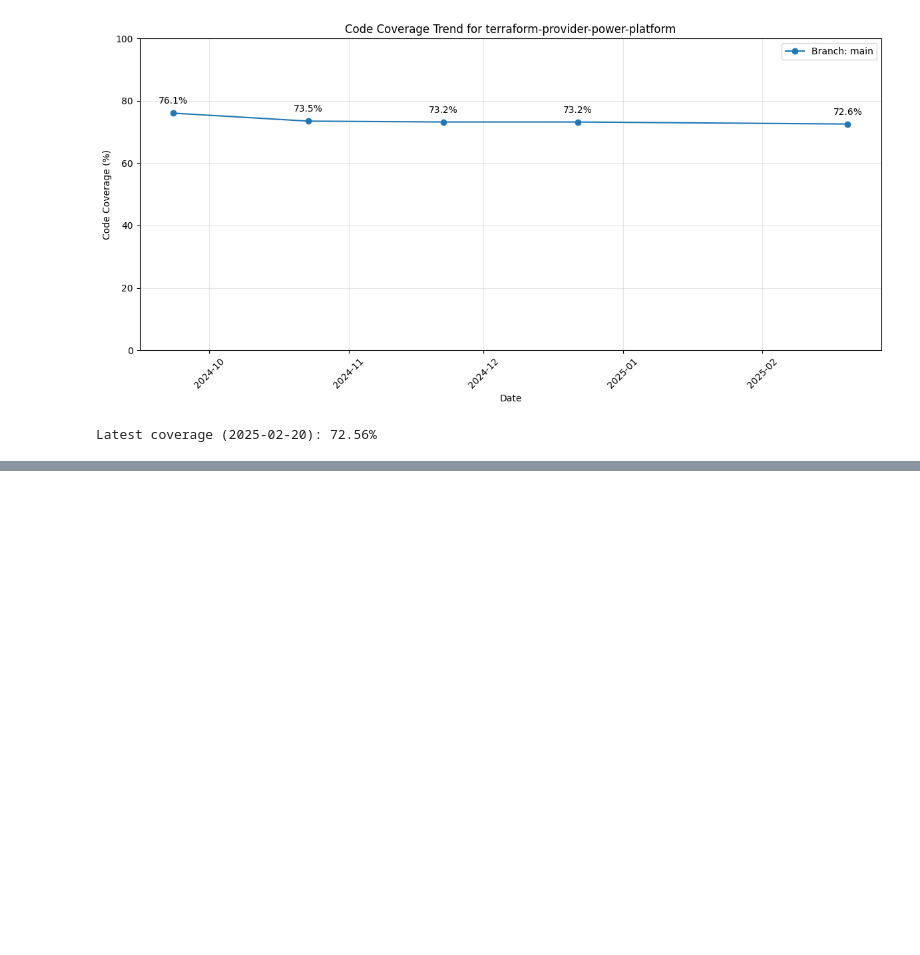
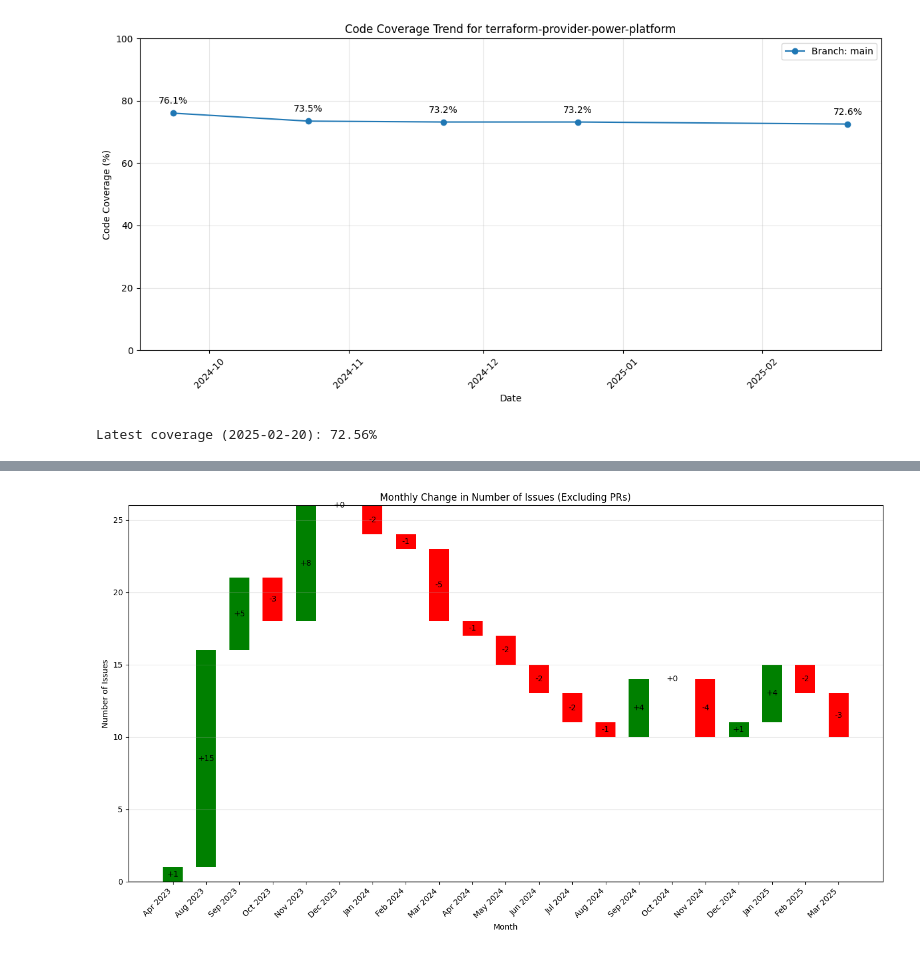
Before and after one commit to devorekristen/terraform-provider-power-platform, a Jupyter notebook: metrics/metrics.ipynb, the cells around one changed output, grey strips where cells are left out. Drawn from its saved outputs; the diff is of its cells as text; code cells hidden in the pictures; blank space fills up the shorter version.

```diff
--- a/metrics/metrics.ipynb
+++ b/metrics/metrics.ipynb
@@ -311,0 +358,51 @@ Latest coverage (2025-02-20): 72.56%
+# %%
+
+# Count opened issues by month
+opened_by_month = df_issues.groupby('created_month').size().reset_index(name='opened')
+opened_by_month['month'] = pd.to_datetime(opened_by_month['created_month'] + '-01')
+
+# Count closed issues by month (excluding NaN values from still-open issues)
+closed_by_month = df_issues.dropna(subset=['closed_month']).groupby('closed_month').size().reset_index(name='closed')
+closed_by_month['month'] = pd.to_datetime(closed_by_month['closed_month'] + '-01')
+
+# Merge the opened and closed data
+monthly_changes = pd.merge(opened_by_month[['month', 'opened']],
+                          closed_by_month[['month', 'closed']],
+                          on='month', how='outer').fillna(0).sort_values('month')
+
+# Calculate net change for each month
+monthly_changes['net_change'] = monthly_changes['opened'] - monthly_changes['closed']
+
+# Create the waterfall chart
+plt.figure(figsize=(14, 8))
+
+# Calculate the cumulative sum for the waterfall
+monthly_changes['cumulative'] = monthly_changes['net_change'].cumsum()
+
+# Create bars for each month
+months = [date.strftime('%b %Y') for date in monthly_changes['month']]
+colors = ['green' if x >= 0 else 'red' for x in monthly_changes['net_change']]
+
+plt.bar(range(len(months)), monthly_changes['net_change'],
+        bottom=monthly_changes['cumulative'] - monthly_changes['net_change'],
+        color=colors, width=0.6)
+
+# Format the plot
+plt.axhline(y=0, color='black', linestyle='-', alpha=0.3)
+plt.grid(axis='y', alpha=0.3)
+plt.xticks(range(len(months)), months, rotation=45, ha='right')
+plt.xlabel('Month')
+plt.ylabel('Number of Issues')
+plt.title('Monthly Change in Number of Issues (Excluding PRs)')
+
+# Add annotations
+for i, (change, cumulative) in enumerate(zip(monthly_changes['net_change'], monthly_changes['cumulative'])):
+    if change >= 0:
+        plt.text(i, cumulative - change/2, f"+{int(change)}", ha='center', va='center')
+    else:
+        plt.text(i, cumulative - change/2, f"{int(change)}", ha='center', va='center')
+
+plt.tight_layout()
+plt.show()
+# %% [output]
+[figure, added]
```
Also changed, not shown: parts of 5 cells of this notebook.
